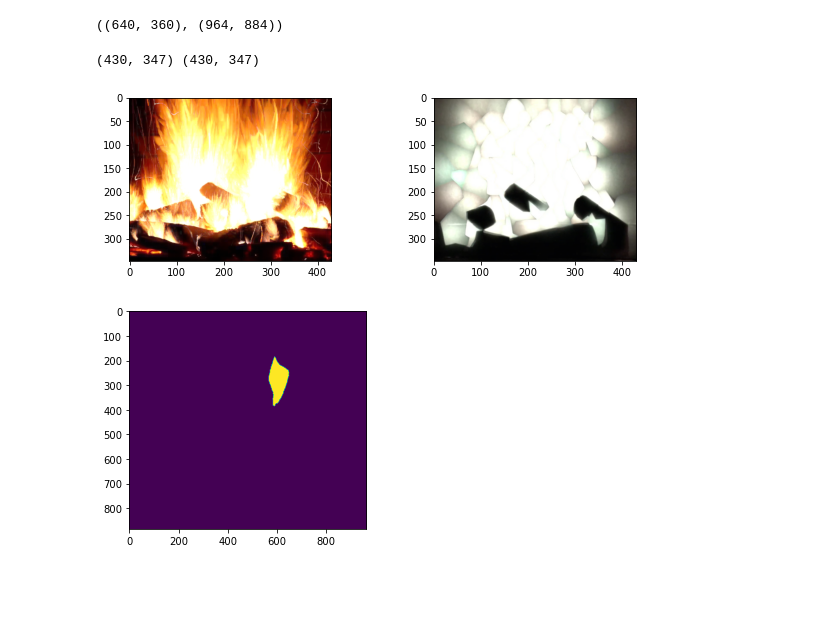
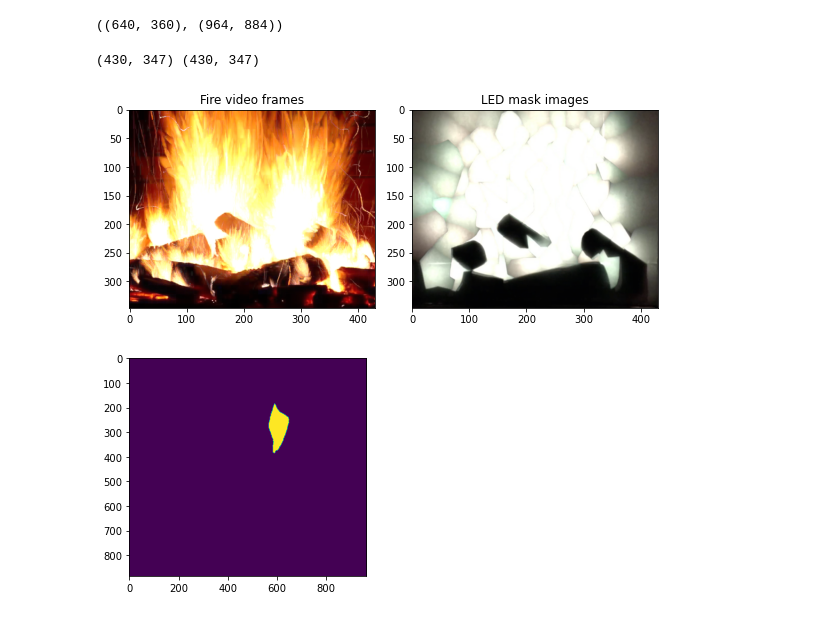
Before and after one commit to billtubbs/led-fire-place, a Jupyter notebook: Load-Fire-Video-and-Compute-display-LED-intensities.ipynb, the cells around one changed output. Drawn from its saved outputs; the diff is of its cells as text; code cells hidden in the pictures; blank space fills up the shorter version.

```diff
--- a/Load-Fire-Video-and-Compute-display-LED-intensities.ipynb
+++ b/Load-Fire-Video-and-Compute-display-LED-intensities.ipynb
@@ -126,28 +132,32 @@ combined_images.size, all_masks.size
 # %% [output]
 ((640, 360), (964, 884))
 # %%
-fig, axes = plt.subplots(1, 2, figsize=(10, 3))
+fig, axes = plt.subplots(1, 2, figsize=(8, 3.5))
 
 img_crop = [110, 13, 540, 360]
 mask_crop = [0, 0, 964, 780]
 
 combined_fire_adj = combined_images.crop(img_crop)
 all_masks_adj = all_masks.crop(mask_crop)
 mask_scale = combined_fire_adj.size[0] / all_masks_adj.size[0]
 mask_resize = (np.array(all_masks_adj.size)*mask_scale).astype(int)
 all_masks_adj = all_masks_adj.resize(mask_resize)
 print(combined_fire_adj.size, all_masks_adj.size)
 
 ax = axes[0]
 ax.imshow(combined_fire_adj)
+ax.set_title('Fire video frames')
 
 ax = axes[1]
 ax.imshow(all_masks_adj)
+ax.set_title('LED mask images')
 
+plt.tight_layout()
+plt.savefig(os.path.join(image_dir, 'fig_combined_images.png'))
 plt.show()
 # %% [output]
 (430, 347) (430, 347)
-[figure, old version]
+[figure, new version]
 # %%
 def im_mask(im, thresh=160):
     return (np.array(im) > thresh)[:, :, 0]
```
Also changed, not shown: parts of 63 cells of this notebook.
